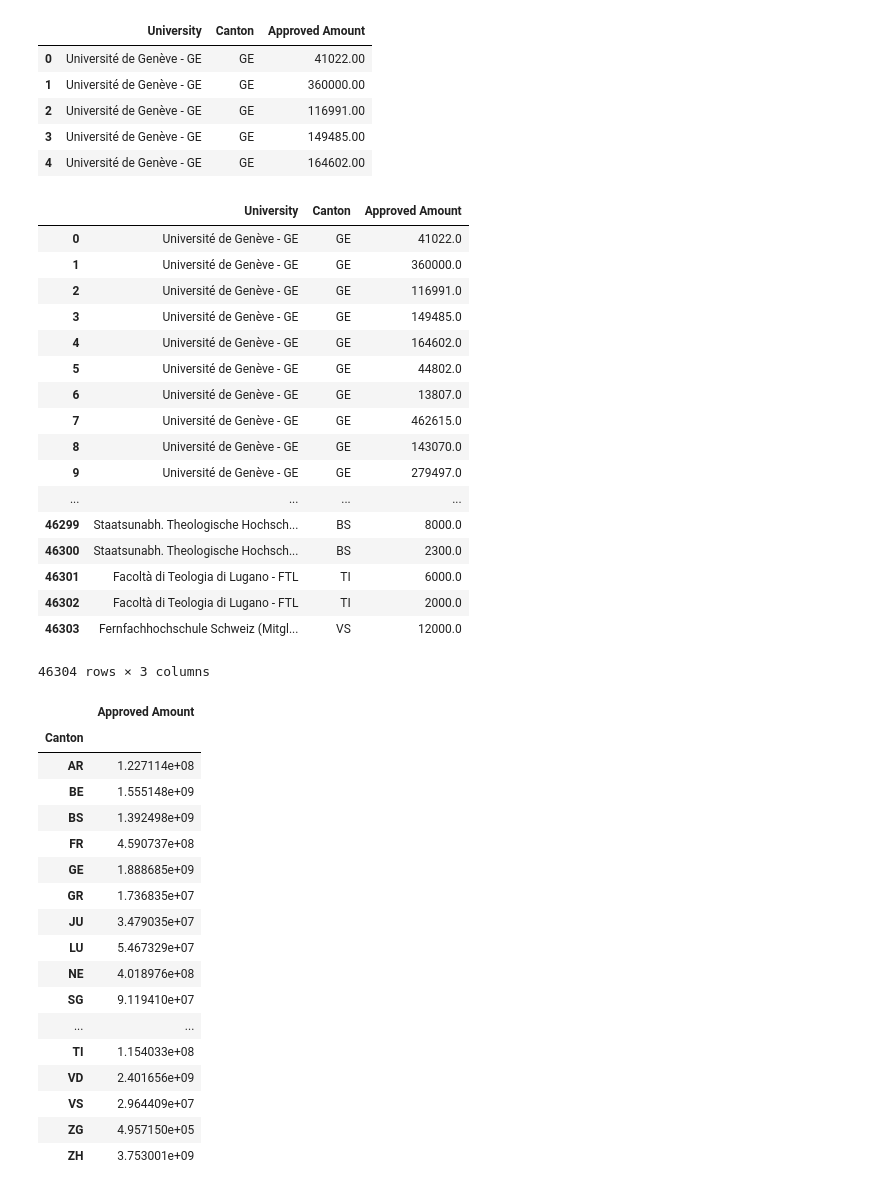
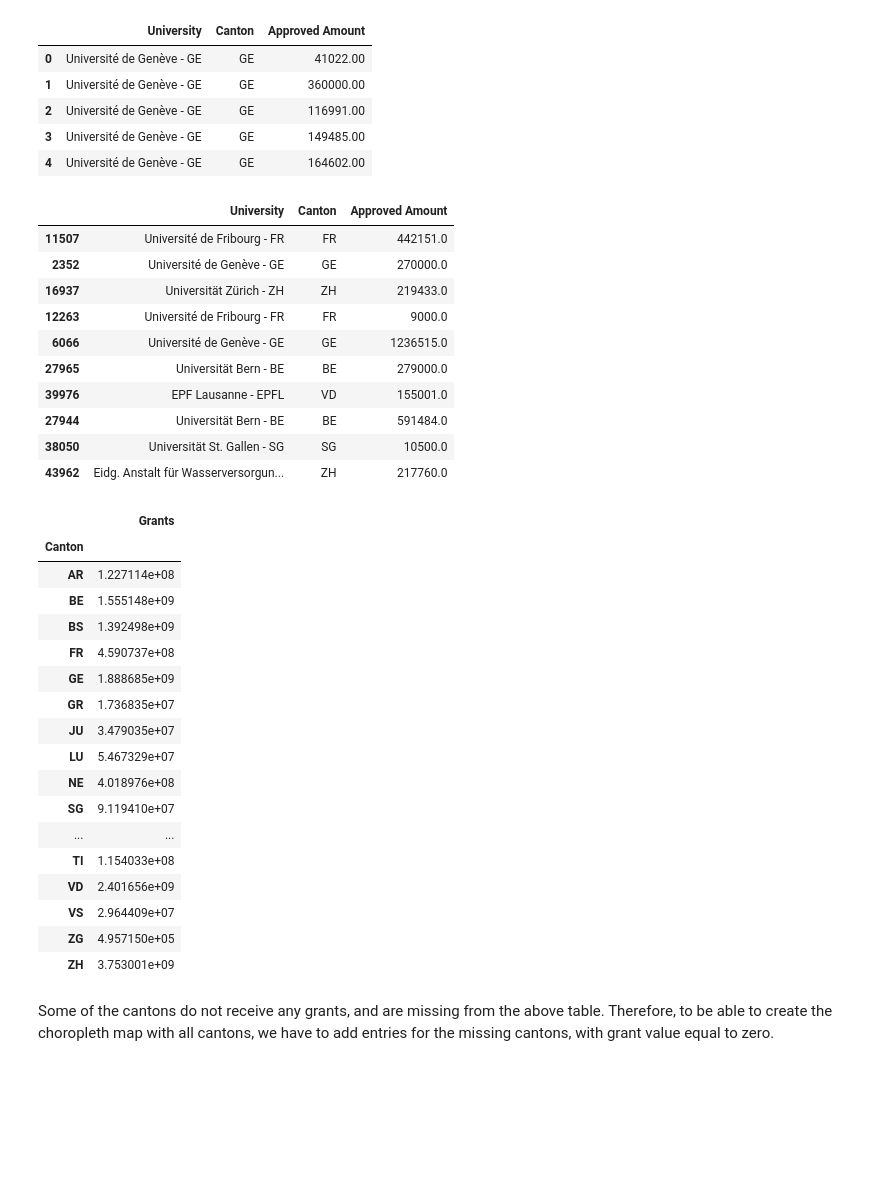
Before and after one commit to ireneu/ada, a Jupyter notebook: HW03/hw3.ipynb, the cells around one changed output. Cells and saved outputs as stored; diff of their text form; code cells hidden in the pictures; blank space fills up the shorter version.

```diff
--- a/HW03/hw3.ipynb
+++ b/HW03/hw3.ipynb
@@ -147,9 +148,8 @@ unis_cantons.head()
 | 3 | Universität Zürich - ZH | ZH |
 | 4 | Université de Lausanne - LA | VD |
 # %%
-canton_grants = pd.merge(snsf_data, unis_cantons, on='University', how='inner')[['University', 'Canton', 'Approved Amount']]
-#canton_grants.reset_index(inplace=True)
-canton_grants.head()
+uni_canton_grants = pd.merge(snsf_data, unis_cantons, on='University', how='inner')[['University', 'Canton', 'Approved Amount']]
+uni_canton_grants.head()
 # %% [output]
 |  | University | Canton | Approved Amount |
 | 0 | Université de Genève - GE | GE | 41022.00 |
@@ -158,32 +158,26 @@ canton_grants.head()
 | 3 | Université de Genève - GE | GE | 149485.00 |
 | 4 | Université de Genève - GE | GE | 164602.00 |
 # %%
-canton_grants['Approved Amount'] = canton_grants['Approved Amount'].apply(pd.to_numeric, args=('coerse',))
-canton_grants.head()
+uni_canton_grants['Approved Amount'] = uni_canton_grants['Approved Amount'].apply(pd.to_numeric, args=('coerse',))
+uni_canton_grants.sample(10)
 # %% [output]
 |  | University | Canton | Approved Amount |
-| 0 | Université de Genève - GE | GE | 41022.0 |
-| 1 | Université de Genève - GE | GE | 360000.0 |
-| 2 | Université de Genève - GE | GE | 116991.0 |
-| 3 | Université de Genève - GE | GE | 149485.0 |
-| 4 | Université de Genève - GE | GE | 164602.0 |
-| 5 | Université de Genève - GE | GE | 44802.0 |
-| 6 | Université de Genève - GE | GE | 13807.0 |
-| 7 | Université de Genève - GE | GE | 462615.0 |
-| 8 | Université de Genève - GE | GE | 143070.0 |
-| 9 | Université de Genève - GE | GE | 279497.0 |
-| ... | ... | ... | ... |
-| 46299 | Staatsunabh. Theologische Hochsch... | BS | 8000.0 |
-| 46300 | Staatsunabh. Theologische Hochsch... | BS | 2300.0 |
-| 46301 | Facoltà di Teologia di Lugano - FTL | TI | 6000.0 |
-| 46302 | Facoltà di Teologia di Lugano - FTL | TI | 2000.0 |
-| 46303 | Fernfachhochschule Schweiz (Mitgl... | VS | 12000.0 |
+| 11507 | Université de Fribourg - FR | FR | 442151.0 |
+| 2352 | Université de Genève - GE | GE | 270000.0 |
+| 16937 | Universität Zürich - ZH | ZH | 219433.0 |
+| 12263 | Université de Fribourg - FR | FR | 9000.0 |
+| 6066 | Université de Genève - GE | GE | 1236515.0 |
+| 27965 | Universität Bern - BE | BE | 279000.0 |
+| 39976 | EPF Lausanne - EPFL | VD | 155001.0 |
+| 27944 | Universität Bern - BE | BE | 591484.0 |
+| 38050 | Universität St. Gallen - SG | SG | 10500.0 |
+| 43962 | Eidg. Anstalt für Wasserversorgun... | ZH | 217760.0 |
-46304 rows × 3 columns
 # %%
-canton_grants = canton_grants.groupby('Canton').sum()
+canton_grants = uni_canton_grants.groupby('Canton').sum()
+canton_grants.columns=['Grants']
 canton_grants
 # %% [output]
-|  | Approved Amount |
+|  | Grants |
 | Canton |  |
 | AR | 1.227114e+08 |
 | BE | 1.555148e+09 |
@@ -201,5 +195,7 @@ canton_grants
 | VS | 2.964409e+07 |
 | ZG | 4.957150e+05 |
 | ZH | 3.753001e+09 |
+# %% [markdown]
+Some of the cantons do not receive any grants, and are missing from the above table. Therefore, to be able to create the choropleth map with all cantons, we have to add entries for the missing cantons, with grant value equal to zero.
 # %%
 missing_cantons = pd.DataFrame([['UR', 0], ['OW', 0], ['NW', 0], ['GL', 0],
```
Also changed, not shown: parts of 5 cells of this notebook.
